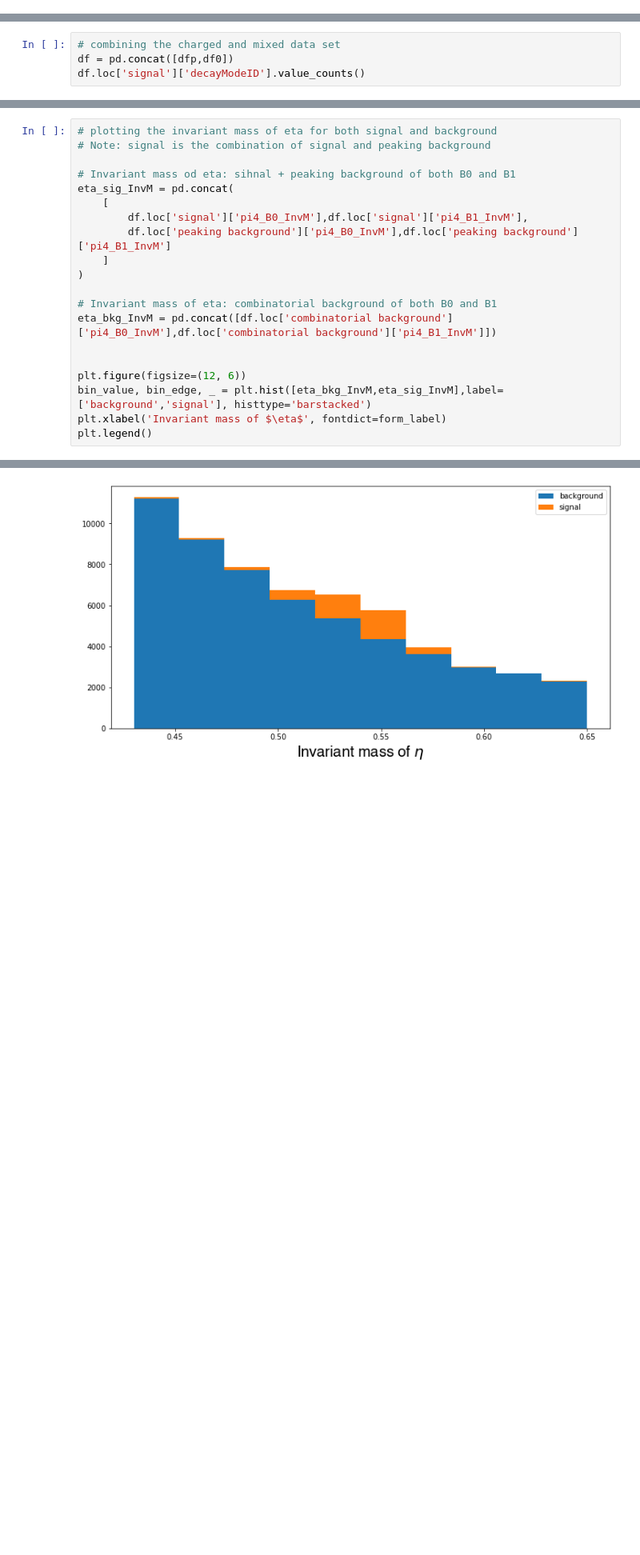
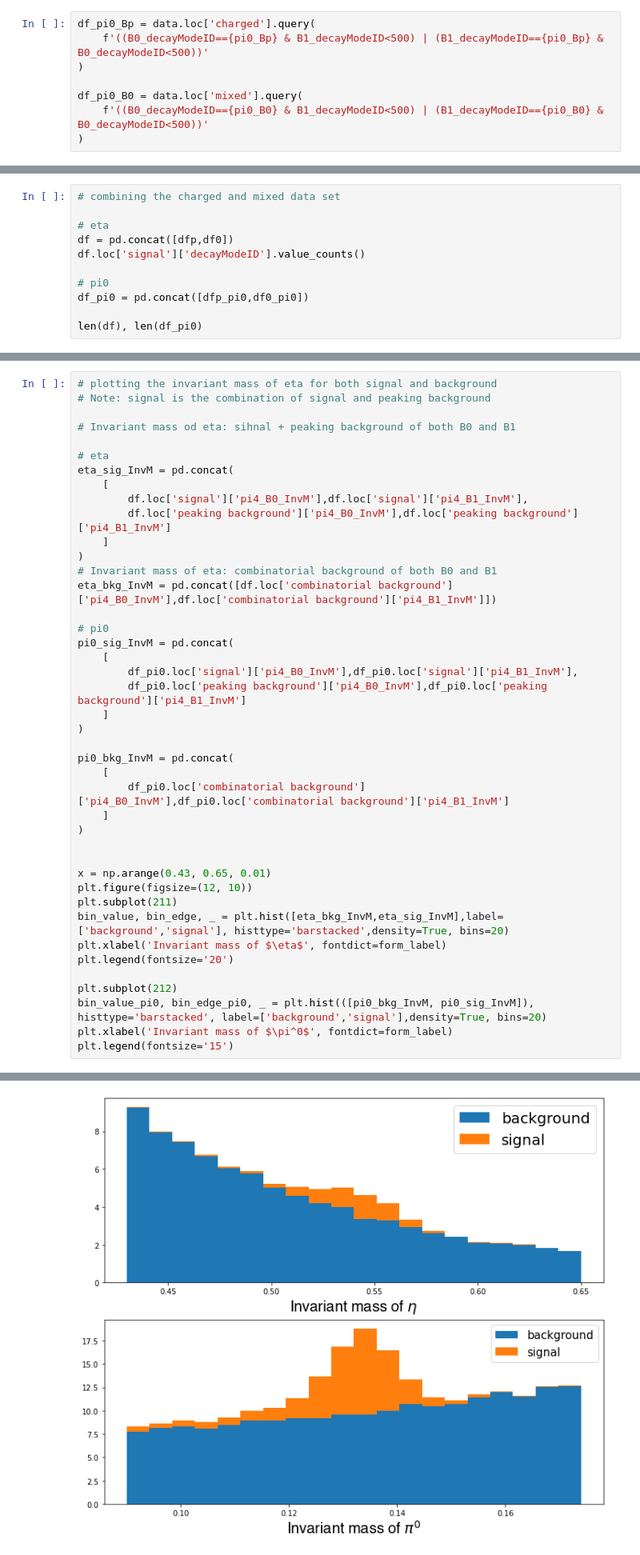
Before and after one commit to SaharGholipour/Sahar_MSc, a Jupyter notebook: mysignal_comparison.ipynb, the cells around one changed output, grey strips where cells are left out. Shown at 80% size. Drawn from its saved outputs; the diff is of its cells as text; blank space fills up the shorter version.

```diff
--- a/mysignal_comparison.ipynb
+++ b/mysignal_comparison.ipynb
@@ -546,4 +557,12 @@ df_eta_Bp = data.loc['charged'].query(
 df_eta_B0 = data.loc['mixed'].query(
     f'((B0_decayModeID=={eta_B0} & B1_decayModeID<500) | (B1_decayModeID=={eta_B0} & B0_decayModeID<500))'
 )
+# %%
+df_pi0_Bp = data.loc['charged'].query(
+    f'((B0_decayModeID=={pi0_Bp} & B1_decayModeID<500) | (B1_decayModeID=={pi0_Bp} & B0_decayModeID<500))'
+)
+
+df_pi0_B0 = data.loc['mixed'].query(
+    f'((B0_decayModeID=={pi0_B0} & B1_decayModeID<500) | (B1_decayModeID=={pi0_B0} & B0_decayModeID<500))'
+)
 # %%
@@ -652,6 +768,13 @@ listB0, listBbar0, listBp, listBm
 ([], [], [], [])
 # %%
 # combining the charged and mixed data set
+
+# eta
 df = pd.concat([dfp,df0])
 df.loc['signal']['decayModeID'].value_counts()
+
+# pi0
+df_pi0 = pd.concat([dfp_pi0,df0_pi0])
+
+len(df), len(df_pi0)
 # %% [output]
@@ -664,23 +802,45 @@ Name: decayModeID, dtype: int64
 # %%
 # plotting the invariant mass of eta for both signal and background
 # Note: signal is the combination of signal and peaking background
 
 # Invariant mass od eta: sihnal + peaking background of both B0 and B1
+
+# eta
 eta_sig_InvM = pd.concat(
     [
         df.loc['signal']['pi4_B0_InvM'],df.loc['signal']['pi4_B1_InvM'],
         df.loc['peaking background']['pi4_B0_InvM'],df.loc['peaking background']['pi4_B1_InvM']
     ]
 )
-
 # Invariant mass of eta: combinatorial background of both B0 and B1
 eta_bkg_InvM = pd.concat([df.loc['combinatorial background']['pi4_B0_InvM'],df.loc['combinatorial background']['pi4_B1_InvM']])
 
+# pi0
+pi0_sig_InvM = pd.concat(
+    [
+        df_pi0.loc['signal']['pi4_B0_InvM'],df_pi0.loc['signal']['pi4_B1_InvM'],
+        df_pi0.loc['peaking background']['pi4_B0_InvM'],df_pi0.loc['peaking background']['pi4_B1_InvM']
+    ]
+)
 
-plt.figure(figsize=(12, 6))
-bin_value, bin_edge, _ = plt.hist([eta_bkg_InvM,eta_sig_InvM],label=['background','signal'], histtype='barstacked')
+pi0_bkg_InvM = pd.concat(
+    [
+        df_pi0.loc['combinatorial background']['pi4_B0_InvM'],df_pi0.loc['combinatorial background']['pi4_B1_InvM']
+    ]
+)
+
+
+x = np.arange(0.43, 0.65, 0.01)
+plt.figure(figsize=(12, 10))
+plt.subplot(211)
+bin_value, bin_edge, _ = plt.hist([eta_bkg_InvM,eta_sig_InvM],label=['background','signal'], histtype='barstacked',density=True, bins=20)
 plt.xlabel('Invariant mass of $\eta$', fontdict=form_label)
-plt.legend()
+plt.legend(fontsize='20')
+
+plt.subplot(212)
+bin_value_pi0, bin_edge_pi0, _ = plt.hist(([pi0_bkg_InvM, pi0_sig_InvM]), histtype='barstacked', label=['background','signal'],density=True, bins=20)
+plt.xlabel('Invariant mass of $\pi^0$', fontdict=form_label)
+plt.legend(fontsize='15')
 # %% [output]
 <matplotlib.legend.Legend at 0x...>
-[figure, old version]
+[figure, new version]
```
Also changed, not shown: parts of 29 cells of this notebook.
